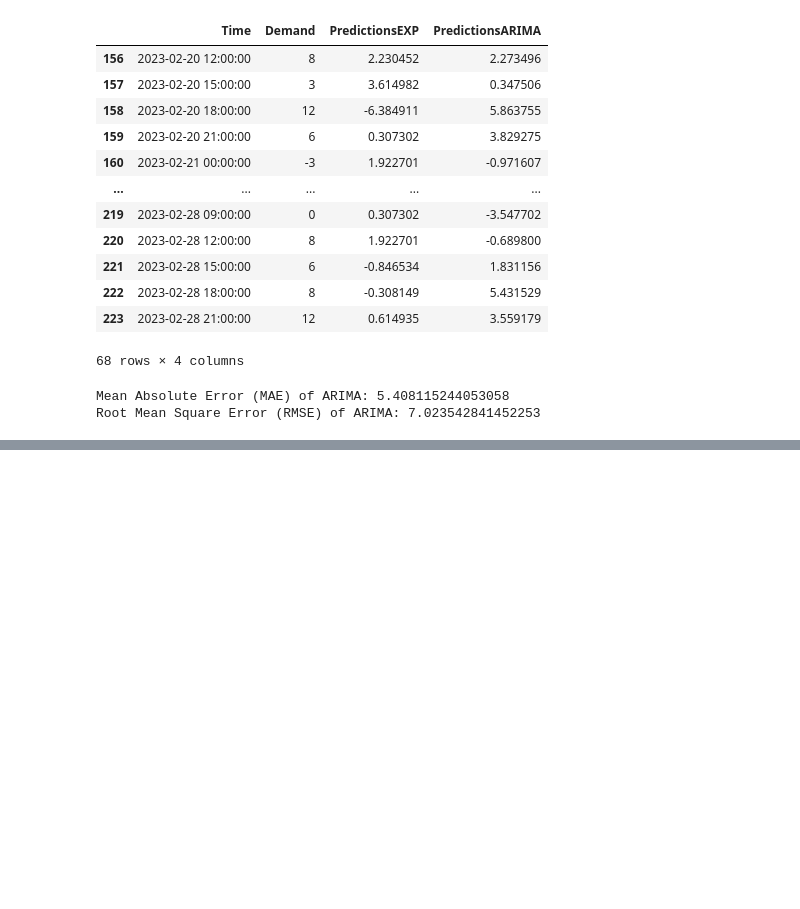
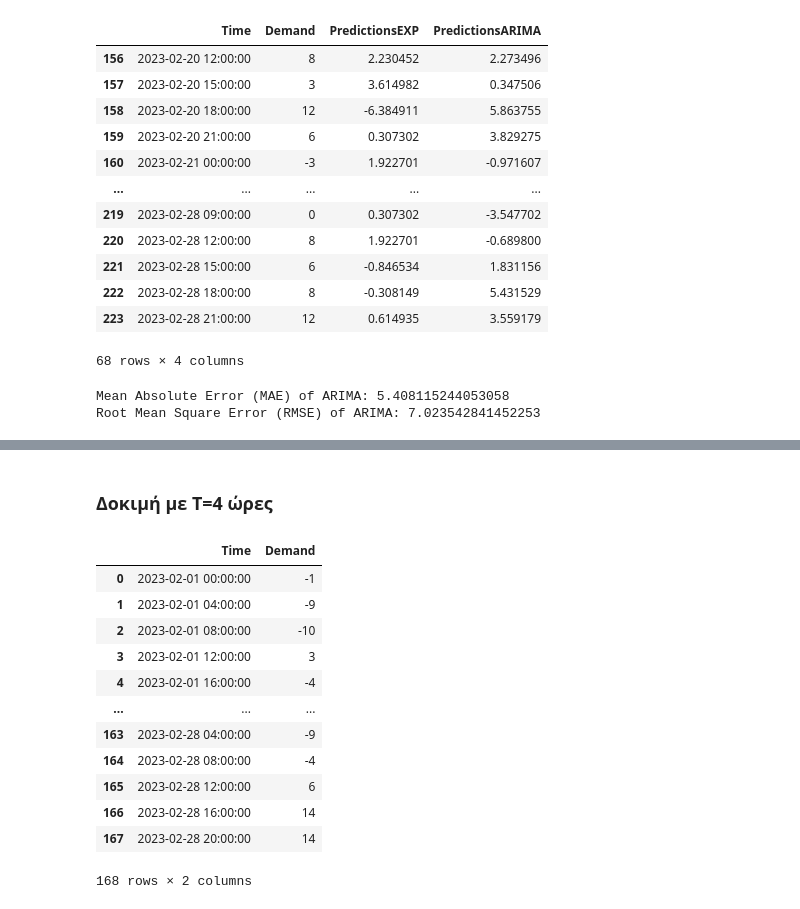
Before and after one commit to Th4nosMyl/Bike-Station-Time-Series-Analysis, a Jupyter notebook: src/BikeStationTimeSeriesAnalysis.ipynb, the cells around one changed output, grey strips where cells are left out. Cells and saved outputs as stored; diff of their text form; code cells hidden in the pictures; blank space fills up the shorter version.

```diff
--- a/src/BikeStationTimeSeriesAnalysis.ipynb
+++ b/src/BikeStationTimeSeriesAnalysis.ipynb
@@ -782,2 +786,45 @@ fig.show()
 # %% [output]
 [interactive output not drawn]
+# %% [markdown]
+### **Δοκιμή με T=4 ώρες**
+# %%
+# Ορίζουμε το χρονικό διάστημα σε 4 ώρες
+T4H = "4h"
+
+# Δημιουργία της χρονοσειράς για την εκκίνηση από τον ενδιαφερόμενο σταθμό
+startSeries4H = (
+    filteredData[filteredData["StartStationId"] == 1]
+    .set_index("StartTime")
+    .resample(T4H)
+    .count()["TripId"]
+)
+
+# Δημιουργία της χρονοσειράς για τον τερματισμό στον ενδιαφερόμενο σταθμό
+endSeries4H = (
+    filteredData[filteredData["EndStationId"] == 1]
+    .set_index("EndTime")
+    .resample(T4H)
+    .count()["TripId"]
+)
+
+# Υπολογισμός ζήτησης ποδηλάτων στον ενδιαφερόμενο σταθμό & Δημιουργία της χρονοσειράς
+demandSeries4H = endSeries4H.sub(startSeries4H, fill_value=0)
+
+demandSeries4H = pd.DataFrame(
+    {"Time": demandSeries4H.index, "Demand": demandSeries4H.values}
+)
+demandSeries4H
+# %% [output]
+|  | Time | Demand |
+| 0 | 2023-02-01 00:00:00 | -1 |
+| 1 | 2023-02-01 04:00:00 | -9 |
+| 2 | 2023-02-01 08:00:00 | -10 |
+| 3 | 2023-02-01 12:00:00 | 3 |
+| 4 | 2023-02-01 16:00:00 | -4 |
+| ... | ... | ... |
+| 163 | 2023-02-28 04:00:00 | -9 |
+| 164 | 2023-02-28 08:00:00 | -4 |
+| 165 | 2023-02-28 12:00:00 | 6 |
+| 166 | 2023-02-28 16:00:00 | 14 |
+| 167 | 2023-02-28 20:00:00 | 14 |
+168 rows × 2 columns
```
Also changed, not shown: parts of 19 cells of this notebook.
